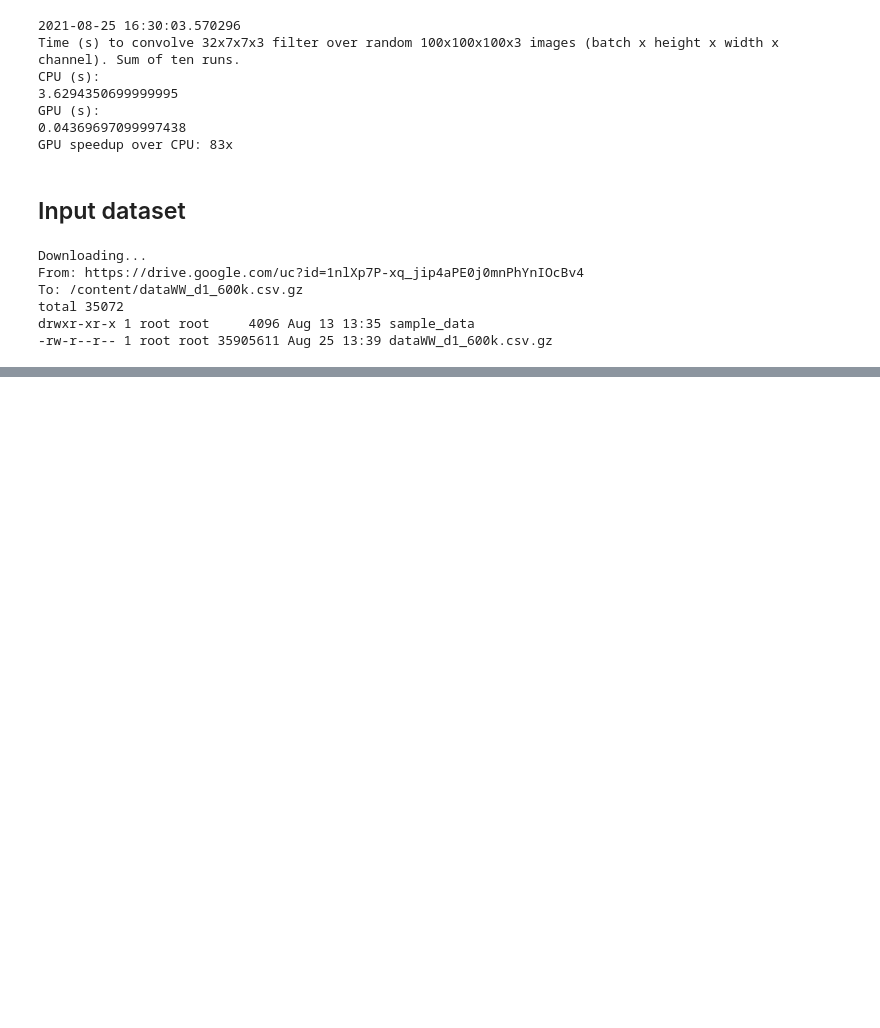
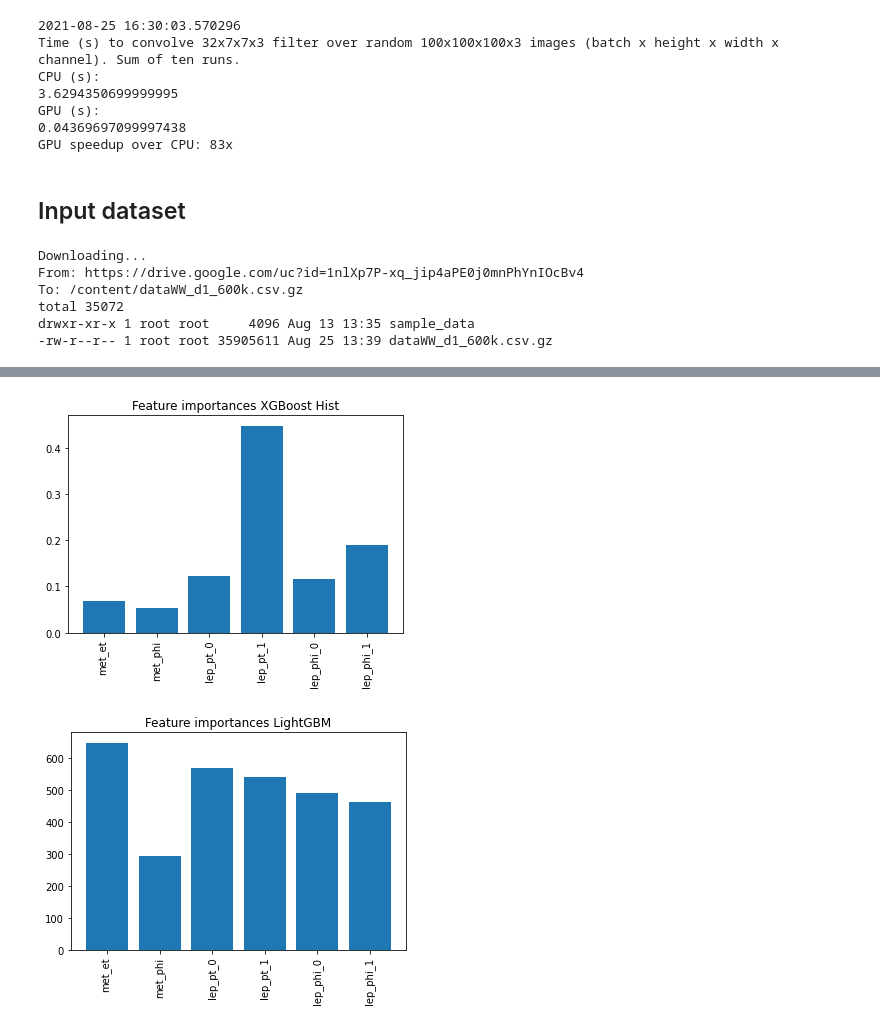
Before and after one commit to yanncoadou/MLtutorials, a Jupyter notebook: ML_IDPASC2021.ipynb, the cells around one changed output, grey strips where cells are left out. Cells and saved outputs as stored; diff of their text form; code cells hidden in the pictures; blank space fills up the shorter version.

Commit message:
Added feature/permutation importance

```diff
--- a/ML_IDPASC2021.ipynb
+++ b/ML_IDPASC2021.ipynb
@@ -167,0 +171,14 @@ drwxr-xr-x 1 root root     4096 Aug 13 13:35 sample_data
+# %%
+plt.bar(data.columns.values, xgb.feature_importances_)
+plt.xticks(rotation=90)
+plt.title("Feature importances XGBoost Hist")
+#plt.savefig(new_dir + "/VarImp_BDT_XGBoost_Hist.pdf",bbox_inches='tight')
+plt.show()
+plt.bar(data.columns.values, gbm.feature_importances_)
+plt.xticks(rotation=90)
+plt.title("Feature importances LightGBM")
+#plt.savefig(new_dir + "/VarImp_BDT_LightGBM.pdf",bbox_inches='tight')
+plt.show()
+# %% [output]
+[figure, added]
+[figure, added]
```
Also changed, not shown: parts of 6 cells of this notebook.
